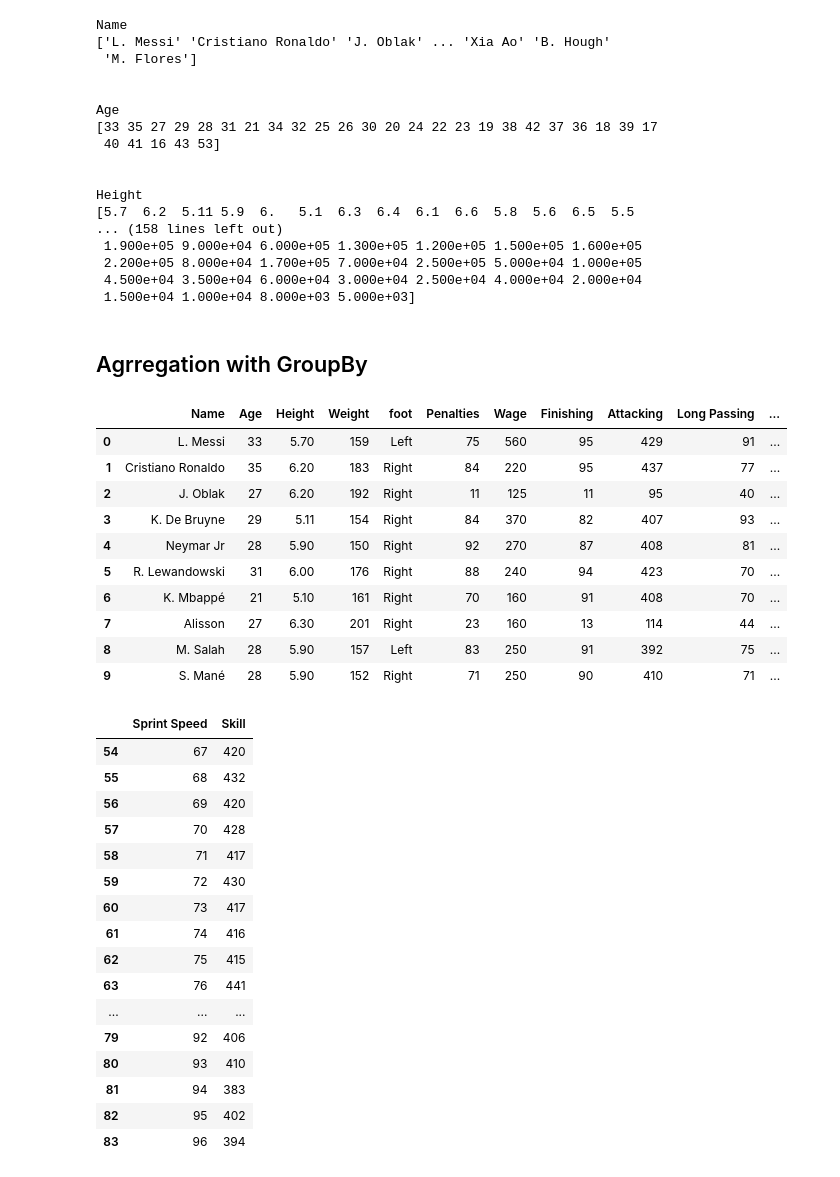
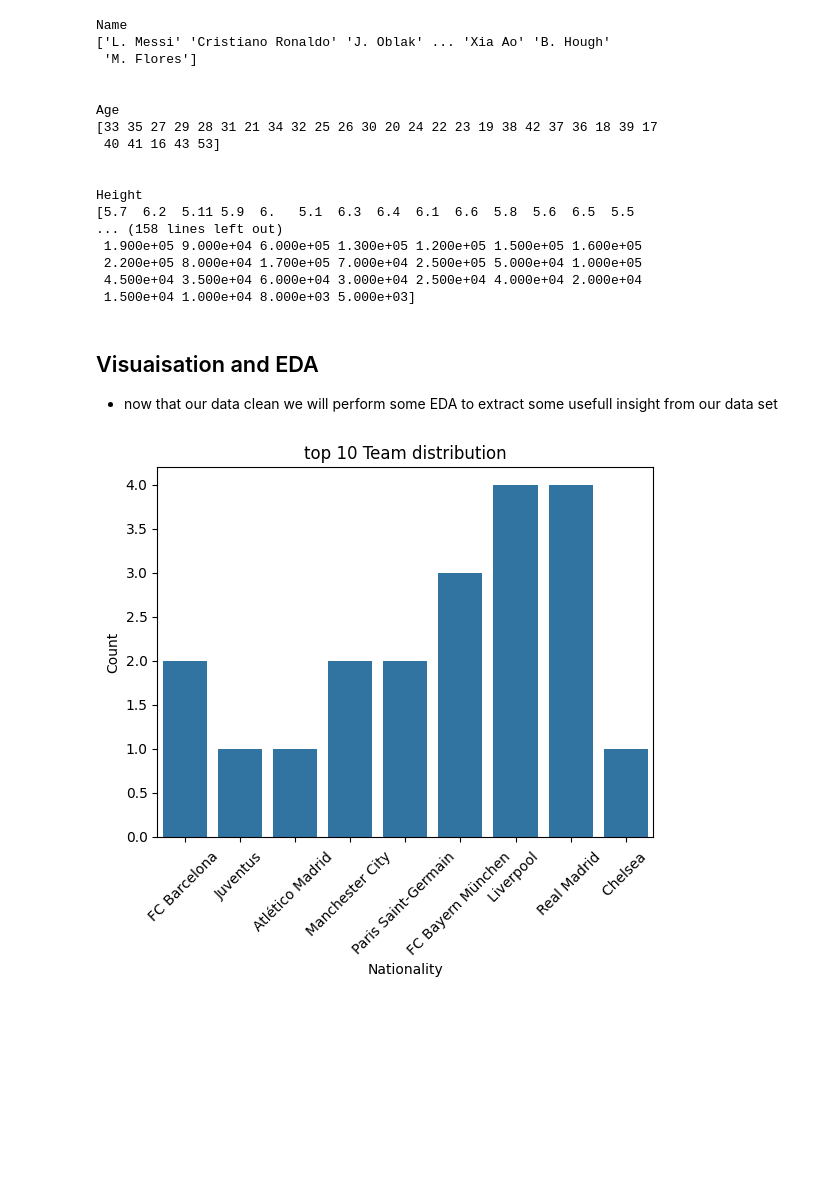
Before and after one commit to ayoub22222222/Data_Cleaning_project, a Jupyter notebook: notebook/fifa21_EDA.ipynb, the cells around one changed output. Cells and saved outputs as stored; diff of their text form; code cells hidden in the pictures; blank space fills up the shorter version.

```diff
--- a/notebook/fifa21_EDA.ipynb
+++ b/notebook/fifa21_EDA.ipynb
@@ -133,5 +142,3 @@ Height
  2.200e+05 8.000e+04 1.700e+05 7.000e+04 2.500e+05 5.000e+04 1.000e+05
  4.500e+04 3.500e+04 6.000e+04 3.000e+04 2.500e+04 4.000e+04 2.000e+04
  1.500e+04 1.000e+04 8.000e+03 5.000e+03]
-# %% [markdown]
-## Agrregation with GroupBy
@@ -140,34 +145,12 @@ gr_name = new_df.groupby("Sprint Speed")
-# %%
-new_df.head(10)
-# %% [output]
-|  | Name | Age | Height | Weight | foot | Penalties | Wage | Finishing | Attacking | Long Passing | ... |
-| 0 | L. Messi | 33 | 5.70 | 159 | Left | 75 | 560 | 95 | 429 | 91 | ... |
-| 1 | Cristiano Ronaldo | 35 | 6.20 | 183 | Right | 84 | 220 | 95 | 437 | 77 | ... |
-| 2 | J. Oblak | 27 | 6.20 | 192 | Right | 11 | 125 | 11 | 95 | 40 | ... |
-| 3 | K. De Bruyne | 29 | 5.11 | 154 | Right | 84 | 370 | 82 | 407 | 93 | ... |
-| 4 | Neymar Jr | 28 | 5.90 | 150 | Right | 92 | 270 | 87 | 408 | 81 | ... |
-| 5 | R. Lewandowski | 31 | 6.00 | 176 | Right | 88 | 240 | 94 | 423 | 70 | ... |
-| 6 | K. Mbappé | 21 | 5.10 | 161 | Right | 70 | 160 | 91 | 408 | 70 | ... |
-| 7 | Alisson | 27 | 6.30 | 201 | Right | 23 | 160 | 13 | 114 | 44 | ... |
-| 8 | M. Salah | 28 | 5.90 | 157 | Left | 83 | 250 | 91 | 392 | 75 | ... |
-| 9 | S. Mané | 28 | 5.90 | 152 | Right | 71 | 250 | 90 | 410 | 71 | ... |
-# %%
-gr_name['Skill'].max().reset_index().tail(30)
-# %% [output]
-|  | Sprint Speed | Skill |
-| 54 | 67 | 420 |
-| 55 | 68 | 432 |
-| 56 | 69 | 420 |
-| 57 | 70 | 428 |
-| 58 | 71 | 417 |
-| 59 | 72 | 430 |
-| 60 | 73 | 417 |
-| 61 | 74 | 416 |
-| 62 | 75 | 415 |
-| 63 | 76 | 441 |
-| ... | ... | ... |
-| 79 | 92 | 406 |
-| 80 | 93 | 410 |
-| 81 | 94 | 383 |
-| 82 | 95 | 402 |
-| 83 | 96 | 394 |
+# %% [markdown]
+## Visuaisation and EDA
+- now that our data clean we will perform some EDA to extract some usefull insight from our data set
+# %%
+sns.countplot(x ="Team", data= new_df.head(20))
+plt.title("top 10 Team distribution")
+plt.xlabel("Nationality")  # Add clear x-axis label
+plt.ylabel("Count")  # Add clear y-axis label
+plt.xticks(rotation=45)  # Rotate x-axis labels if there are many categories
+plt.show()
+# %% [output]
+[figure, added]
```
Also changed, not shown: parts of 5 cells of this notebook.
